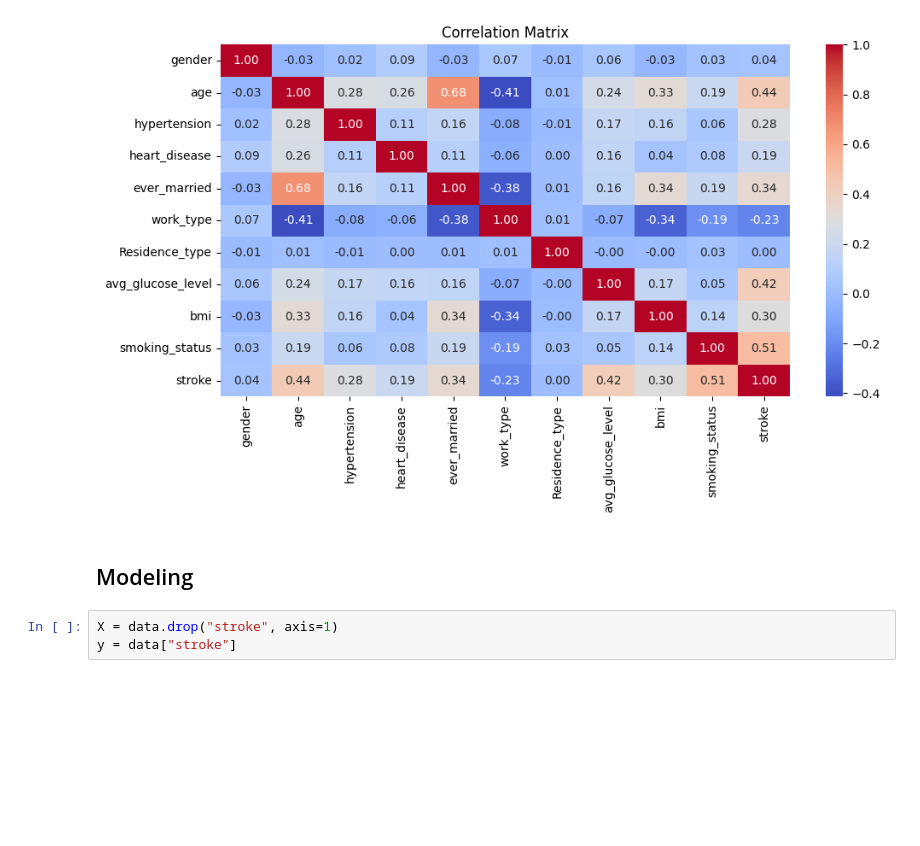
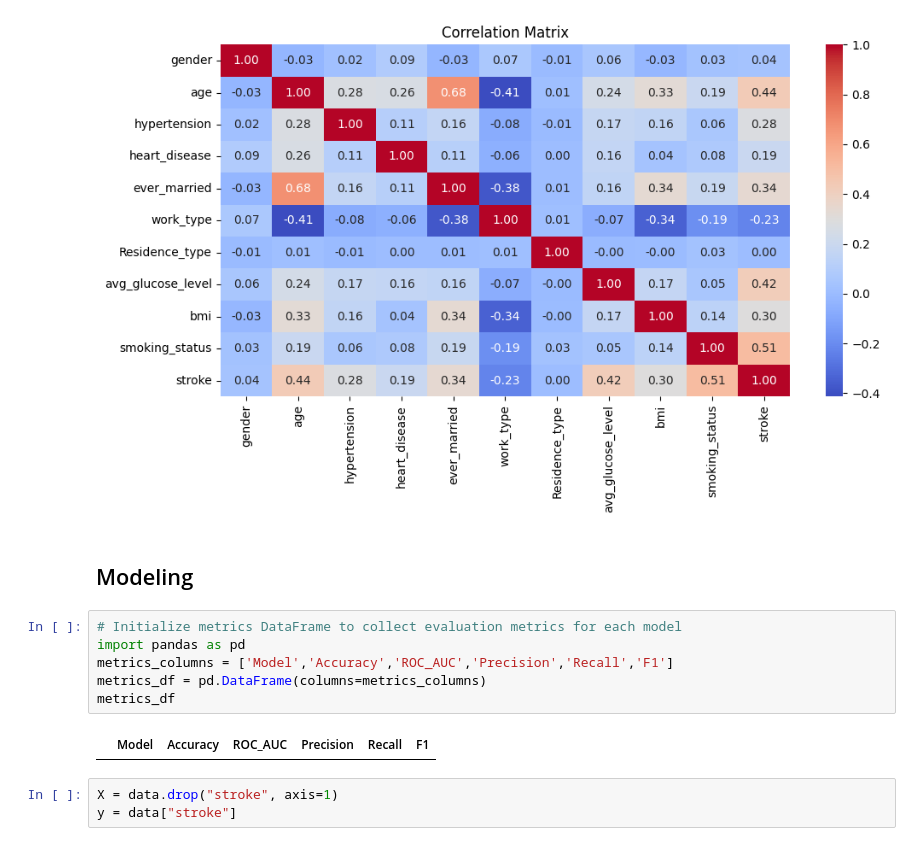
Before and after one commit to deepaksinghrx/Notes, a Jupyter notebook: Deepak.347401.ipynb, the cells around one changed output. Cells and saved outputs as stored; diff of their text form; blank space fills up the shorter version.

```diff
--- a/Deepak.347401.ipynb
+++ b/Deepak.347401.ipynb
@@ -180,6 +163,14 @@ plt.show()
 [figure]
 # %% [markdown]
 ## Modeling
+# %%
+# Initialize metrics DataFrame to collect evaluation metrics for each model
+import pandas as pd
+metrics_columns = ['Model','Accuracy','ROC_AUC','Precision','Recall','F1']
+metrics_df = pd.DataFrame(columns=metrics_columns)
+metrics_df
+# %% [output]
+|  | Model | Accuracy | ROC_AUC | Precision | Recall | F1 |
 # %%
 X = data.drop("stroke", axis=1)
 y = data["stroke"]
```
Also changed, not shown: parts of 22 cells of this notebook.
